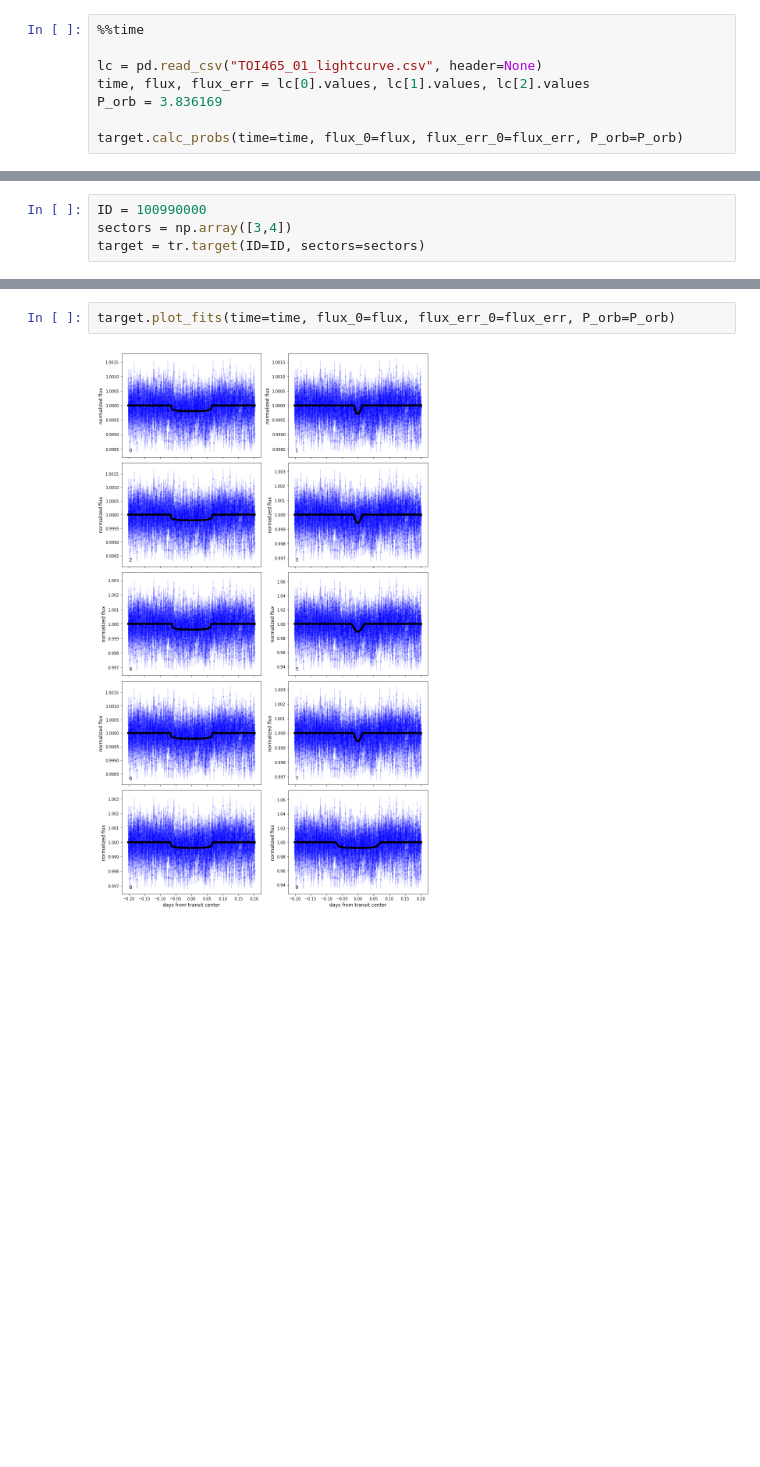
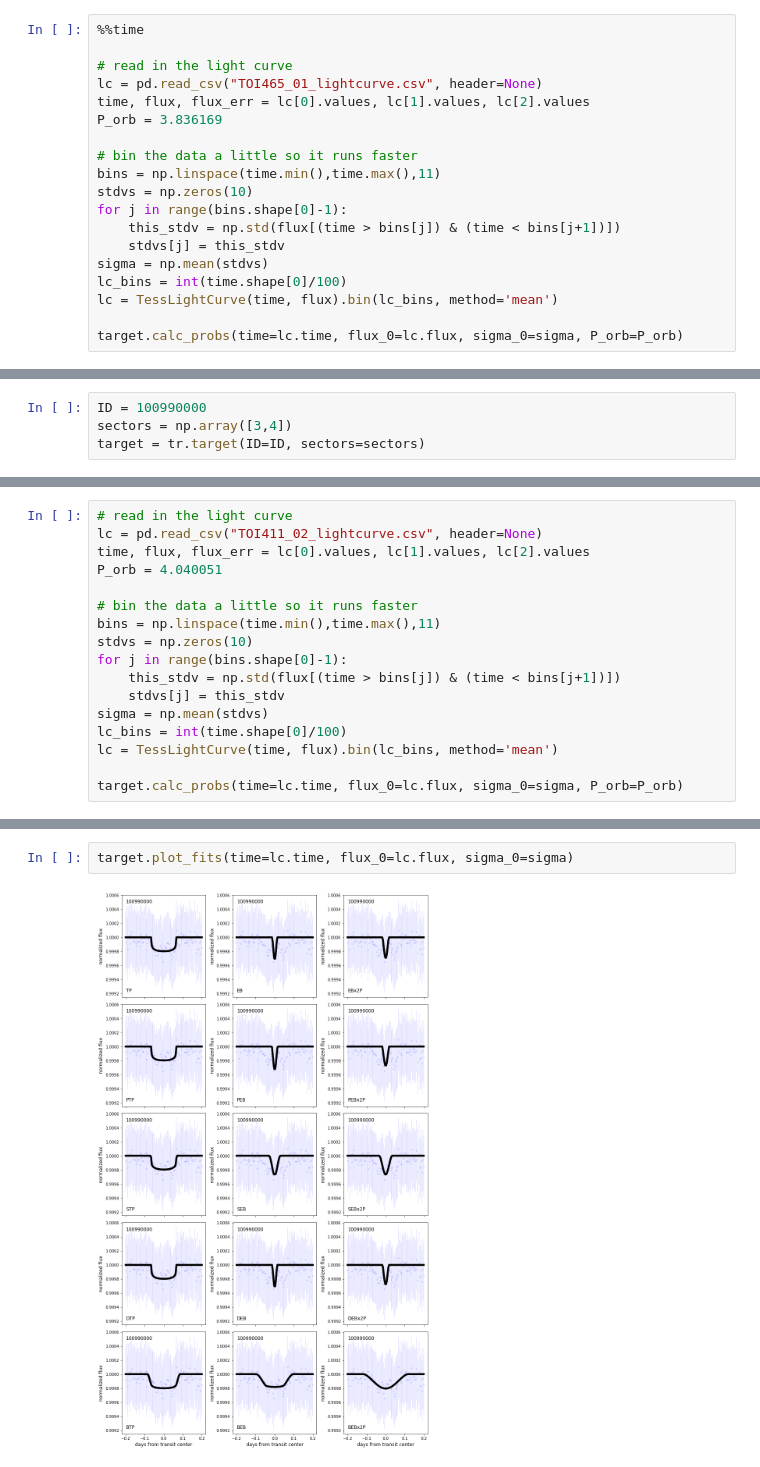
Before and after one commit to stevengiacalone/triceratops, a Jupyter notebook: examples/example.ipynb, the cells around one changed output, grey strips where cells are left out. Saved outputs shown, nothing was run; the diff lists cells and outputs as text; blank space fills up the shorter version.

```diff
--- a/examples/example.ipynb
+++ b/examples/example.ipynb
@@ -72,10 +91,21 @@ This should only take a few minutes. There may be a few warnings printed during
 # %%
 %%time
 
+# read in the light curve
 lc = pd.read_csv("TOI465_01_lightcurve.csv", header=None)
 time, flux, flux_err = lc[0].values, lc[1].values, lc[2].values
 P_orb = 3.836169
 
-target.calc_probs(time=time, flux_0=flux, flux_err_0=flux_err, P_orb=P_orb)
+# bin the data a little so it runs faster
+bins = np.linspace(time.min(),time.max(),11)
+stdvs = np.zeros(10)
+for j in range(bins.shape[0]-1):
+    this_stdv = np.std(flux[(time > bins[j]) & (time < bins[j+1])])
+    stdvs[j] = this_stdv
+sigma = np.mean(stdvs)
+lc_bins = int(time.shape[0]/100)
+lc = TessLightCurve(time, flux).bin(lc_bins, method='mean')
+
+target.calc_probs(time=lc.time, flux_0=lc.flux, sigma_0=sigma, P_orb=P_orb)
 # %% [output]
 TRILEGAL form submitted.
@@ -221,0 +271,17 @@ Calculating DTP, DEB, BTP, and BEB scenario probabilities for 100990000.
+# %%
+# read in the light curve
+lc = pd.read_csv("TOI411_02_lightcurve.csv", header=None)
+time, flux, flux_err = lc[0].values, lc[1].values, lc[2].values
+P_orb = 4.040051
+
+# bin the data a little so it runs faster
+bins = np.linspace(time.min(),time.max(),11)
+stdvs = np.zeros(10)
+for j in range(bins.shape[0]-1):
+    this_stdv = np.std(flux[(time > bins[j]) & (time < bins[j+1])])
+    stdvs[j] = this_stdv
+sigma = np.mean(stdvs)
+lc_bins = int(time.shape[0]/100)
+lc = TessLightCurve(time, flux).bin(lc_bins, method='mean')
+
+target.calc_probs(time=lc.time, flux_0=lc.flux, sigma_0=sigma, P_orb=P_orb)
@@ -239,4 +319,4 @@ FPP = 0.011
 # %%
-target.plot_fits(time=time, flux_0=flux, flux_err_0=flux_err, P_orb=P_orb)
+target.plot_fits(time=lc.time, flux_0=lc.flux, sigma_0=sigma)
 # %% [output]
-[figure, old version]
+[figure, new version]
```
Also changed, not shown: parts of 14 cells of this notebook, 7 other files.
